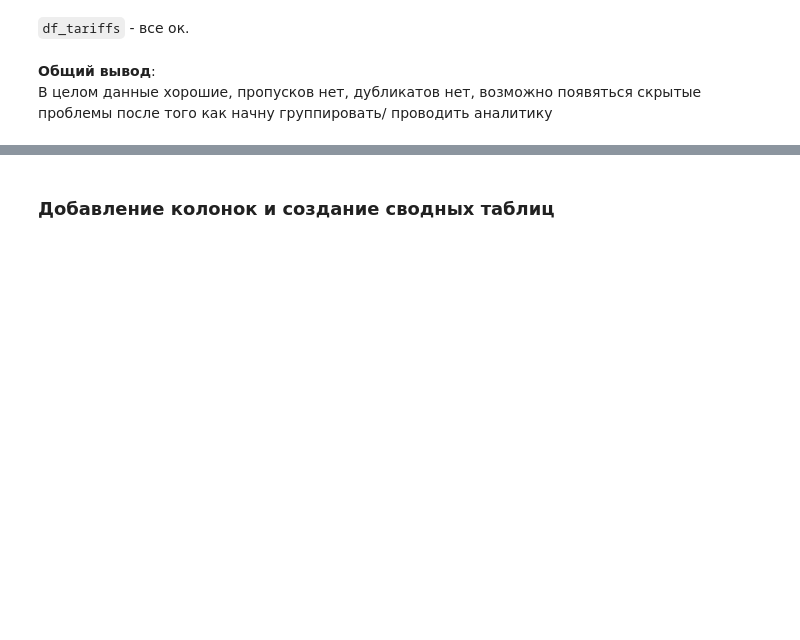
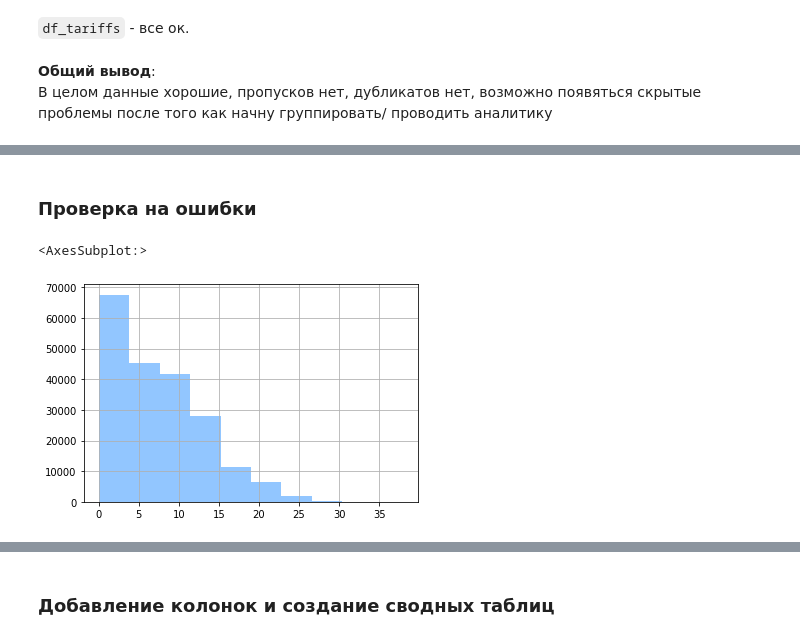
Before and after one commit to mangustik228/project_ds_5, a Jupyter notebook: project_5.ipynb, the cells around one changed output, grey strips where cells are left out. Drawn from its saved outputs; the diff is of its cells as text; code cells hidden in the pictures; blank space fills up the shorter version.

```diff
--- a/project_5.ipynb
+++ b/project_5.ipynb
@@ -202,0 +326,7 @@ df_tariffs.head(5)
+# %% [markdown]
+### Проверка на ошибки
+# %%
+df_calls['duration'].hist()
+# %% [output]
+<AxesSubplot:>
+[figure, added]
```
Also changed, not shown: parts of 61 cells of this notebook.
